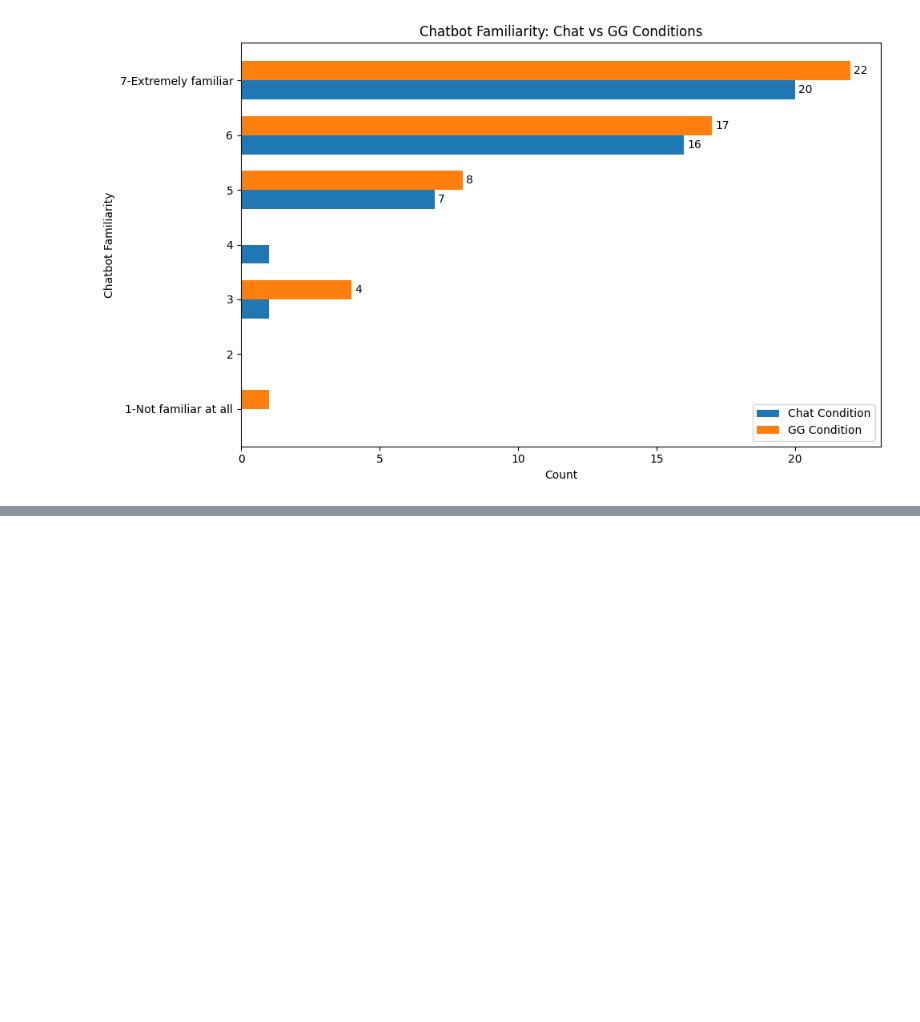
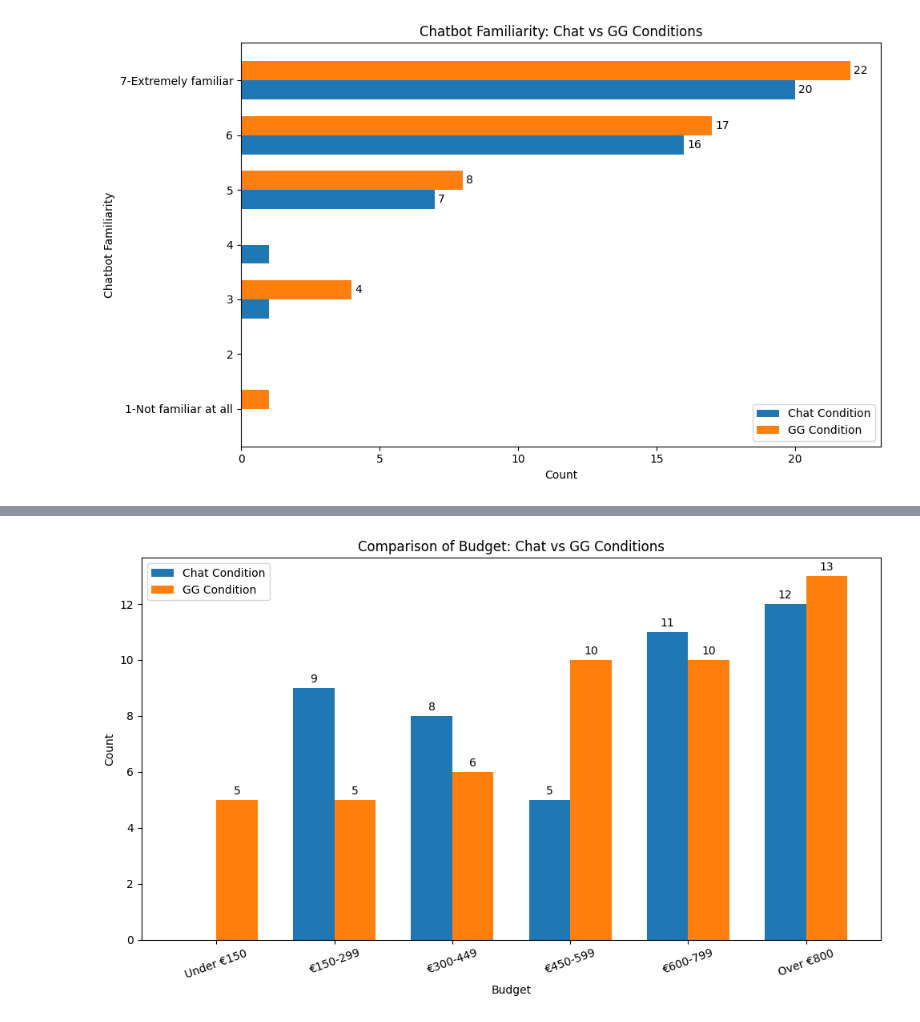
Before and after one commit to kaki1995/Advanced-Project-Study-TUM-GG-Istanbul, a Jupyter notebook: exploratory_analysis_visualization.ipynb, the cells around one changed output, grey strips where cells are left out. Cells and saved outputs as stored; diff of their text form; code cells hidden in the pictures; blank space fills up the shorter version.

```diff
--- a/exploratory_analysis_visualization.ipynb
+++ b/exploratory_analysis_visualization.ipynb
@@ -293,0 +537,44 @@ plt.show()
+# %%
+# Bar chart comparing q11_budget for chat and gg conditions with custom order and annotation
+custom_budget_order = ["Under €150", "€150-299", "€300-449", "€450-599", "€600-799", "Over €800"]
+
+# Replace missing values with 'Not specified'
+df_chat_surveys['q11_budget'] = df_chat_surveys['q11_budget'].fillna('Not specified')
+df_gg_surveys['q11_budget'] = df_gg_surveys['q11_budget'].fillna('Not specified')
+
+chat_budget_counts = df_chat_surveys['q11_budget'].value_counts().reindex(custom_budget_order, fill_value=0)
+gg_budget_counts = df_gg_surveys['q11_budget'].value_counts().reindex(custom_budget_order, fill_value=0)
+
+bar_width = 0.35
+x = range(len(custom_budget_order))
+plt.figure(figsize=(10,6))
+bars1 = plt.bar(x, chat_budget_counts, width=bar_width, label='Chat Condition')
+bars2 = plt.bar([i + bar_width for i in x], gg_budget_counts, width=bar_width, label='GG Condition')
+plt.xticks([i + bar_width/2 for i in x], custom_budget_order, rotation=20)
+plt.xlabel('Budget')
+plt.ylabel('Count')
+plt.title('Comparison of Budget: Chat vs GG Conditions')
+plt.legend()
+
+# Annotate bars only if count >= 2
+for bar in bars1:
+    height = bar.get_height()
+    if height >= 2:
+        plt.annotate(f'{int(height)}',
+                     xy=(bar.get_x() + bar.get_width() / 2, height),
+                     xytext=(0, 3),
+                     textcoords="offset points",
+                     ha='center', va='bottom', fontsize=10)
+for bar in bars2:
+    height = bar.get_height()
+    if height >= 2:
+        plt.annotate(f'{int(height)}',
+                     xy=(bar.get_x() + bar.get_width() / 2, height),
+                     xytext=(0, 3),
+                     textcoords="offset points",
+                     ha='center', va='bottom', fontsize=10)
+
+plt.tight_layout()
+plt.show()
+# %% [output]
+[figure, added]
```
Also changed, not shown: parts of 16 cells of this notebook.
